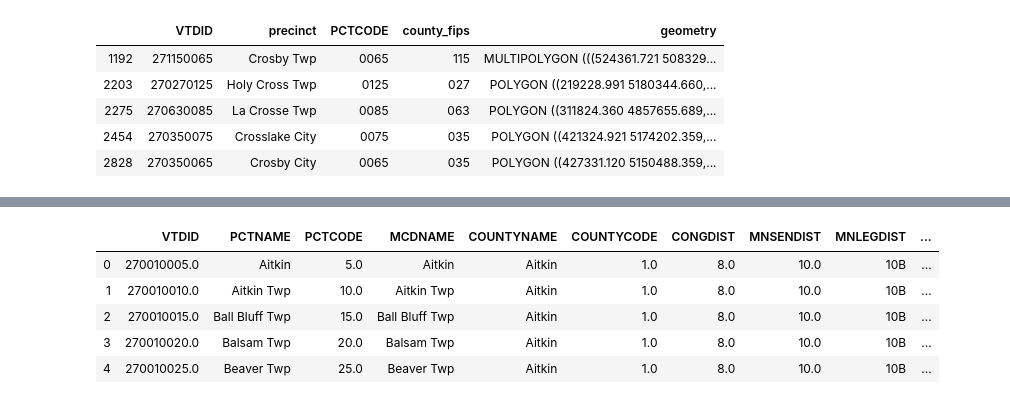
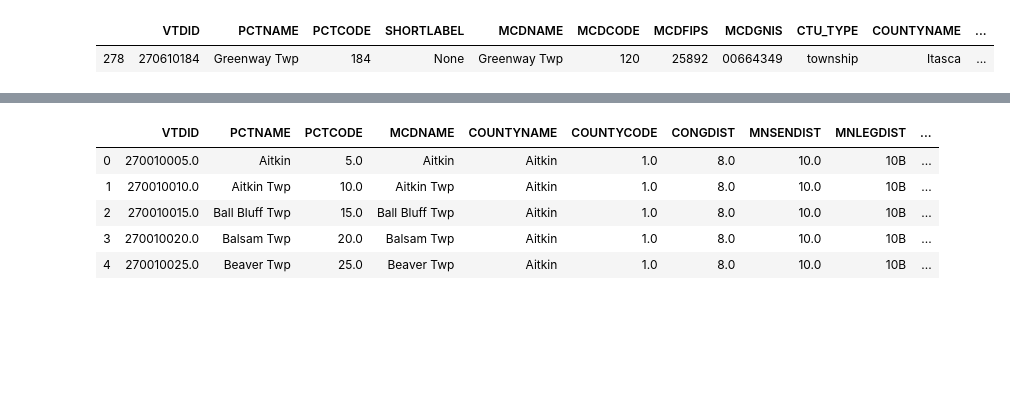
Before and after one commit to VallieTracy/Pres-Election-Partisan-Breakdown, a Jupyter notebook: precinctsVallie.ipynb, the cells around one changed output, grey strips where cells are left out. Cells and saved outputs as stored; diff of their text form; code cells hidden in the pictures; blank space fills up the shorter version.

```diff
--- a/precinctsVallie.ipynb
+++ b/precinctsVallie.ipynb
@@ -4,3 +4,7 @@ import matplotlib.pyplot as plt
 import numpy as np
 import geopandas as gp
 from geopandas import GeoDataFrame
+# %%
+prec_shp_test = gp.read_file("Resources/general_election_results_by_precinct_2016.shp" )
+pd.set_option('display.max_columns', None)
+prec_shp_test.head()
@@ -8,7 +19,8 @@ from geopandas import GeoDataFrame
 # load shp file extracted from zipfile
 # Geopandas geometry
 prec_shp = gp.read_file("Resources/bdry_votingdistricts.shp" )
-prec_shp
+pd.set_option('display.max_columns', None)
+prec_shp.head()
 # %% [output]
 |  | VTDID | PCTNAME | PCTCODE | SHORTLABEL | MCDNAME | MCDCODE | MCDFIPS | MCDGNIS | CTU_TYPE | COUNTYNAME | ... |
 | 0 | 271730045 | Friendship Twp | 0045 | None | Friendship Twp | 035 | 22832 | 00664234 | township | Yellow Medicine | ... |
@@ -57,13 +40,9 @@ prec_shp
 # %%
 #looking = prec_shp([prec_shp['precinct'] == prec_shp[prec_shp['precinct'].str.contains('Cros')]])
-prec_shp[prec_shp['precinct'].str.contains('Cros')]
+prec_shp[prec_shp['PCTNAME'].str.contains('Greenway')]
 #looking
 #d[d['Text'].str.contains('AWAIT')]
 # %% [output]
-|  | VTDID | precinct | PCTCODE | county_fips | geometry |
-| 1192 | 271150065 | Crosby Twp | 0065 | 115 | MULTIPOLYGON (((524361.721 508329... |
-| 2203 | 270270125 | Holy Cross Twp | 0125 | 027 | POLYGON ((219228.991 5180344.660,... |
-| 2275 | 270630085 | La Crosse Twp | 0085 | 063 | POLYGON ((311824.360 4857655.689,... |
-| 2454 | 270350075 | Crosslake City | 0075 | 035 | POLYGON ((421324.921 5174202.359,... |
-| 2828 | 270350065 | Crosby City | 0065 | 035 | POLYGON ((427331.120 5150488.359,... |
+|  | VTDID | PCTNAME | PCTCODE | SHORTLABEL | MCDNAME | MCDCODE | MCDFIPS | MCDGNIS | CTU_TYPE | COUNTYNAME | ... |
+| 278 | 270610184 | Greenway Twp | 184 | None | Greenway Twp | 120 | 25892 | 00664349 | township | Itasca | ... |
 # %%
```
Also changed, not shown: parts of 13 cells of this notebook, 5 other files.
